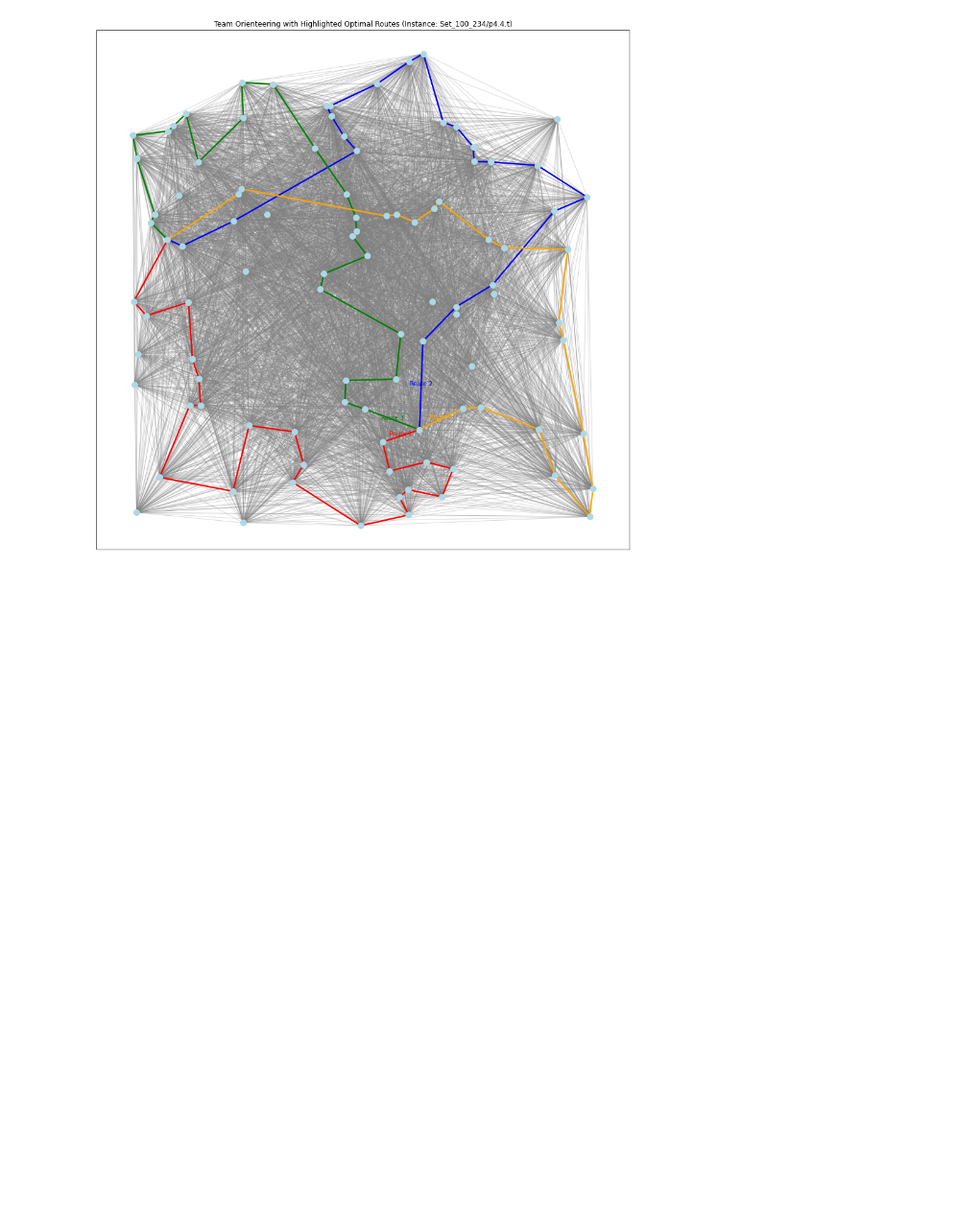
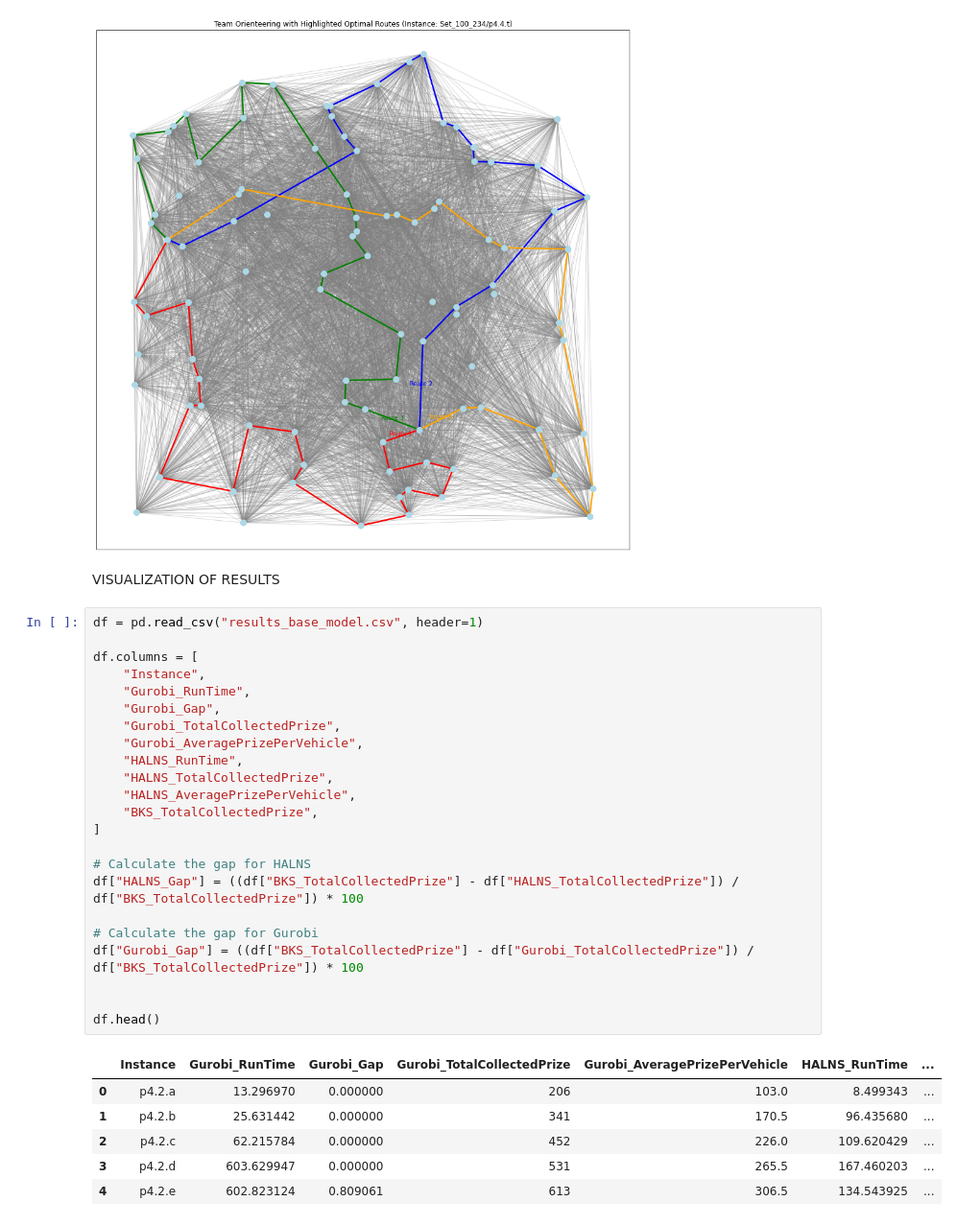
Before and after one commit to cevateness/team-orienteering-problem-study, a Jupyter notebook: TOP_visualization.ipynb, the cells around one changed output. Shown at 96% size. Saved outputs shown, nothing was run; the diff lists cells and outputs as text; blank space fills up the shorter version.

```diff
--- a/TOP_visualization.ipynb
+++ b/TOP_visualization.ipynb
@@ -132,3 +133,35 @@ Number of nodes: 100
 Number of teams (vehicles): 4
 Maximum time/distance: 60.0
 [figure]
+# %% [markdown]
+VISUALIZATION OF RESULTS
+# %%
+df = pd.read_csv("results_base_model.csv", header=1)
+
+df.columns = [
+    "Instance",
+    "Gurobi_RunTime",
+    "Gurobi_Gap",
+    "Gurobi_TotalCollectedPrize",
+    "Gurobi_AveragePrizePerVehicle",
+    "HALNS_RunTime",
+    "HALNS_TotalCollectedPrize",
+    "HALNS_AveragePrizePerVehicle",
+    "BKS_TotalCollectedPrize",
+]
+
+# Calculate the gap for HALNS
+df["HALNS_Gap"] = ((df["BKS_TotalCollectedPrize"] - df["HALNS_TotalCollectedPrize"]) / df["BKS_TotalCollectedPrize"]) * 100
+
+# Calculate the gap for Gurobi
+df["Gurobi_Gap"] = ((df["BKS_TotalCollectedPrize"] - df["Gurobi_TotalCollectedPrize"]) / df["BKS_TotalCollectedPrize"]) * 100
+
+
+df.head()
+# %% [output]
+|  | Instance | Gurobi_RunTime | Gurobi_Gap | Gurobi_TotalCollectedPrize | Gurobi_AveragePrizePerVehicle | HALNS_RunTime | ... |
+| 0 | p4.2.a | 13.296970 | 0.000000 | 206 | 103.0 | 8.499343 | ... |
+| 1 | p4.2.b | 25.631442 | 0.000000 | 341 | 170.5 | 96.435680 | ... |
+| 2 | p4.2.c | 62.215784 | 0.000000 | 452 | 226.0 | 109.620429 | ... |
+| 3 | p4.2.d | 603.629947 | 0.000000 | 531 | 265.5 | 167.460203 | ... |
+| 4 | p4.2.e | 602.823124 | 0.809061 | 613 | 306.5 | 134.543925 | ... |
```
Also changed, not shown: parts of 3 cells of this notebook, 1 other file.
